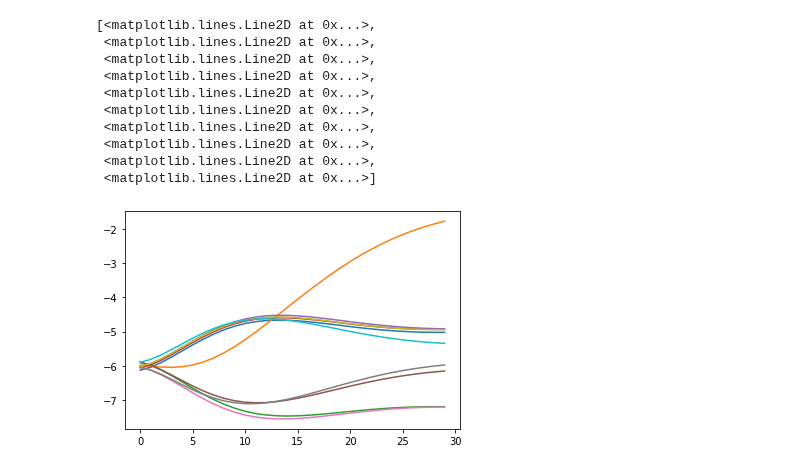
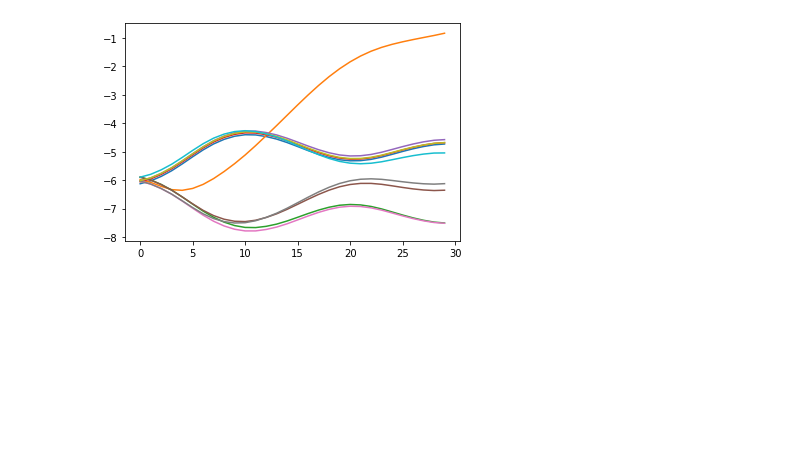
Before and after one commit to ratschlab/projects-2020-Neural-SVGD, a Jupyter notebook: notebooks/evaluating_experiments/Ten-dim-Gaussian.ipynb, the cells around one changed output. Cells and saved outputs as stored; diff of their text form; code cells hidden in the pictures; blank space fills up the shorter version.

```diff
--- a/notebooks/evaluating_experiments/Ten-dim-Gaussian.ipynb
+++ b/notebooks/evaluating_experiments/Ten-dim-Gaussian.ipynb
@@ -104,17 +104,9 @@ plt.hlines(configs[0]["svgd"]["target_args"][0], 0, 30, colors=colorcycle)
-# %%
-plt.plot(mean)
-# %% [output]
-[<matplotlib.lines.Line2D at 0x...>,
- <matplotlib.lines.Line2D at 0x...>,
- <matplotlib.lines.Line2D at 0x...>,
- <matplotlib.lines.Line2D at 0x...>,
- <matplotlib.lines.Line2D at 0x...>,
- <matplotlib.lines.Line2D at 0x...>,
- <matplotlib.lines.Line2D at 0x...>,
- <matplotlib.lines.Line2D at 0x...>,
- <matplotlib.lines.Line2D at 0x...>,
- <matplotlib.lines.Line2D at 0x...>]
-[figure, removed]
+# %%
+index = 6
+mean = onp.array(rundata[index]["mean"])
+_ = plt.plot(mean)
+# %% [output]
+[figure, added]
 # %%
 f
 # %% [output]
```
Also changed, not shown: parts of 10 cells of this notebook, 5 other files.
